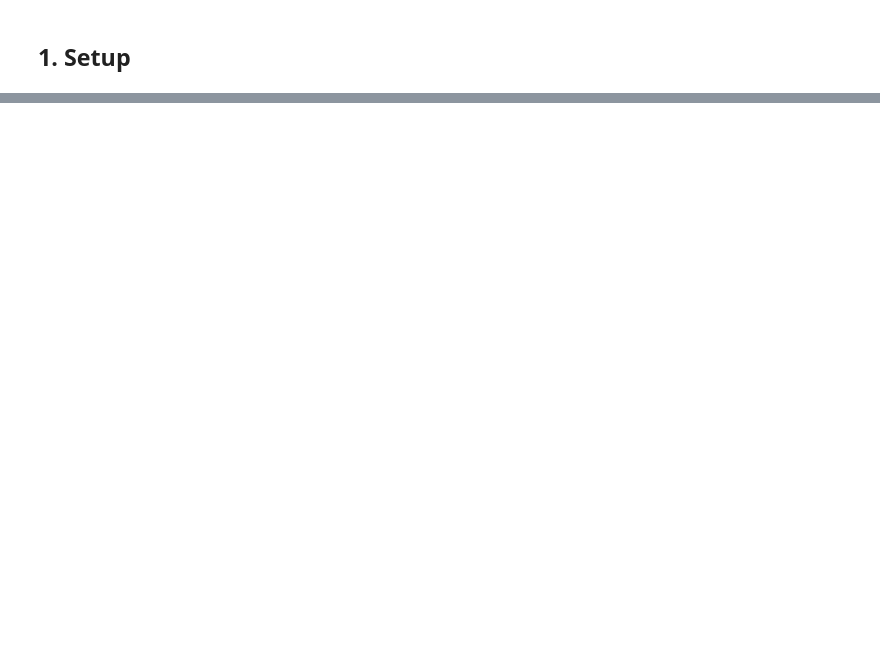
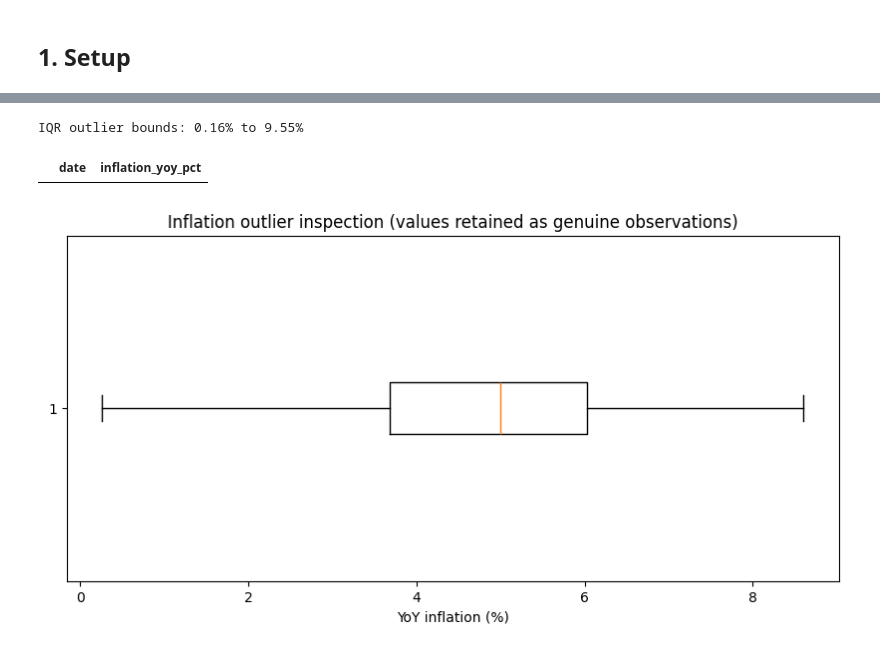
Before and after one commit to Brij-upes/InflationCast, a Jupyter notebook: InflationCast.ipynb, the cells around one changed output, grey strips where cells are left out. Cells and saved outputs as stored; diff of their text form; code cells hidden in the pictures; blank space fills up the shorter version.

Commit message:
Rebuild InflationCast with real India CPI data and ML forecasting

```diff
--- a/InflationCast.ipynb
+++ b/InflationCast.ipynb
@@ -246,0 +49,12 @@ def build_mospi_tables(folder):
+# %%
+candidates = [Path("data/raw/India_CPI_Inflation_2013_2025.csv"), Path("India_CPI_Inflation_2013_2025.csv"), Path("/mnt/data/India_CPI_Inflation_2013_2025.csv")]
+DATA_PATH = next((p for p in candidates if p.exists()), None)
+if DATA_PATH is None:
+    raise FileNotFoundError("India_CPI_Inflation_2013_2025.csv not found. Keep the CSV beside this notebook.")
+
+df = pd.read_csv(DATA_PATH, parse_dates=["date"]).sort_values("date")
+print(f"Rows: {len(df)} | {df.date.min():%b %Y} to {df.date.max():%b %Y}")
+print("Duplicate months:", df["date"].duplicated().sum())
+print("Missing values:", df.isna().sum(), sep="\n")
+display(df.head())
+display(df.tail())
@@ -246,0 +85,17 @@ def build_mospi_tables(folder):
+# %%
+display(df[["cpi_index","inflation_yoy_pct"]].describe().round(3))
+
+fig, ax = plt.subplots(figsize=(10,4.5))
+ax.plot(df.date, df.cpi_index)
+ax.set_title("All-India Combined CPI Index")
+ax.set_ylabel("Index")
+ax.grid(alpha=.3)
+plt.show()
+
+plot_df=df.dropna(subset=["inflation_yoy_pct"])
+fig, ax = plt.subplots(figsize=(10,4.5))
+ax.plot(plot_df.date, plot_df.inflation_yoy_pct)
+ax.axhline(4, ls="--", lw=1, label="4% reference")
+ax.set_title("India CPI Headline Inflation (YoY %)")
+ax.set_ylabel("Percent")
+ax.legend(); ax.grid(alpha=.3); plt.show()
@@ -246,0 +114,15 @@ def build_mospi_tables(folder):
+# %%
+# Outlier inspection: do not automatically delete economic shocks.
+q1, q3 = plot_df.inflation_yoy_pct.quantile([.25,.75])
+iqr=q3-q1
+lo, hi=q1-1.5*iqr, q3+1.5*iqr
+outliers=plot_df[(plot_df.inflation_yoy_pct<lo)|(plot_df.inflation_yoy_pct>hi)][["date","inflation_yoy_pct"]]
+print(f"IQR outlier bounds: {lo:.2f}% to {hi:.2f}%")
+display(outliers)
+plt.boxplot(plot_df.inflation_yoy_pct, vert=False)
+plt.title("Inflation outlier inspection (values retained as genuine observations)")
+plt.xlabel("YoY inflation (%)"); plt.show()
+# %% [output]
+IQR outlier bounds: 0.16% to 9.55%
+|  | date | inflation_yoy_pct |
+[figure, added]
```
Also changed, not shown: parts of 48 cells of this notebook, 2 other files.
